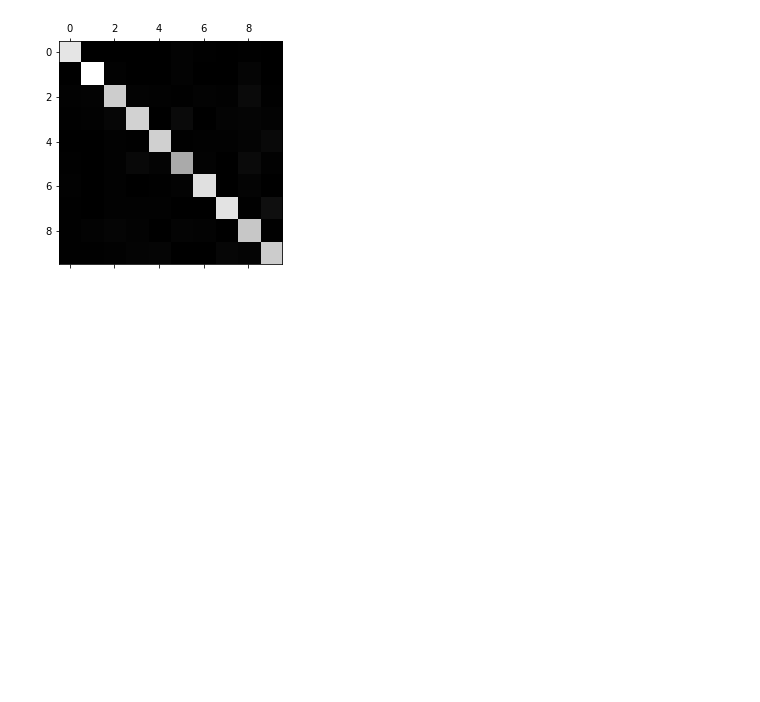
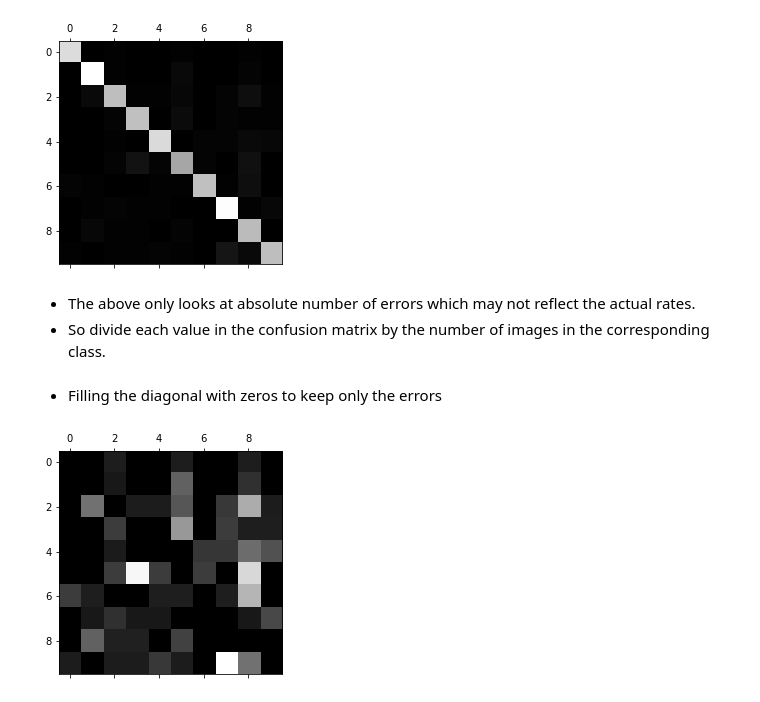
Before and after one commit to ryoiwata/handson-ml, a Jupyter notebook: notebooks/chapter_3_classificaiton.ipynb, the cells around one changed output. Cells and saved outputs as stored; diff of their text form; code cells hidden in the pictures; blank space fills up the shorter version.

Commit message:
error analysis with plot

```diff
--- a/notebooks/chapter_3_classificaiton.ipynb
+++ b/notebooks/chapter_3_classificaiton.ipynb
@@ -481,9 +481,9 @@ array([0.8920216 , 0.91029103, 0.88778878])
 # %% [markdown]
 - First place to look is the confusion matrix
 # %%
-y_train_pred = cross_val_predict(sgd_clf, X_train_scaled, y_train[:10000], cv=3)
+y_train_pred = cross_val_predict(sgd_clf, X_train_scaled[:10000], y_train[:10000], cv=3)
 # %%
-conf_mx = confusion_matrix(y_train[:10000], y_train_pred[:10000])
+conf_mx = confusion_matrix(y_train[:1000], y_train_pred[:1000])
 # %%
 conf_mx
 # %% [output]
@@ -502,3 +502,18 @@ plt.matshow(conf_mx, cmap=plt.cm.gray)
 # %% [output]
 <matplotlib.image.AxesImage at 0x...>
 [figure]
+# %% [markdown]
+- The above only looks at absolute number of errors which may not reflect the actual rates.
+- So divide each value in the confusion matrix by the number of images in the corresponding class.
+# %%
+row_sums = conf_mx.sum(axis=1, keepdims=True)
+# %%
+norm_conf_mx = conf_mx / row_sums
+# %% [markdown]
+- Filling the diagonal with zeros to keep only the errors
+# %%
+np.fill_diagonal(norm_conf_mx, 0)
+plt.matshow(norm_conf_mx, cmap=plt.cm.gray)
+plt.show()
+# %% [output]
+[figure, added]
```
Also changed, not shown: parts of 11 cells of this notebook.
